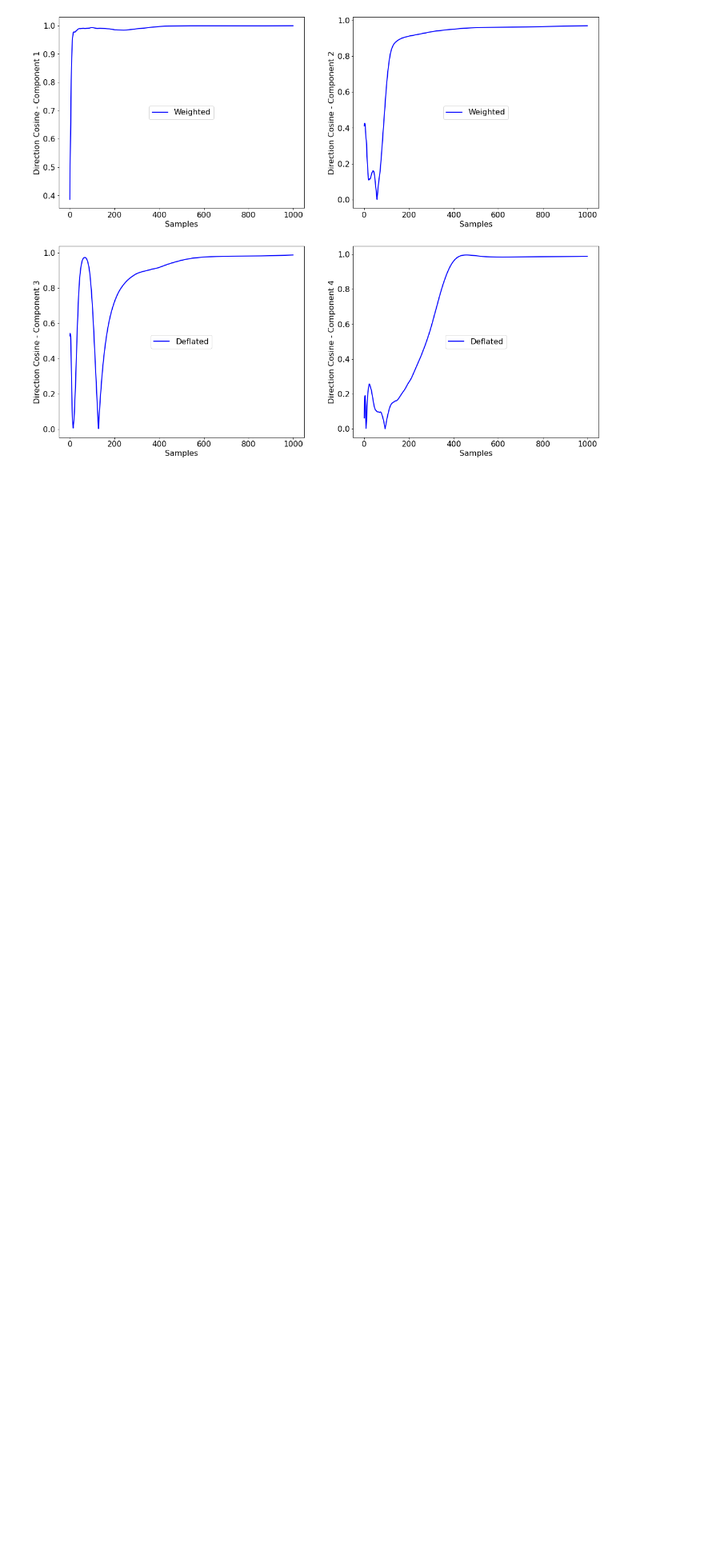
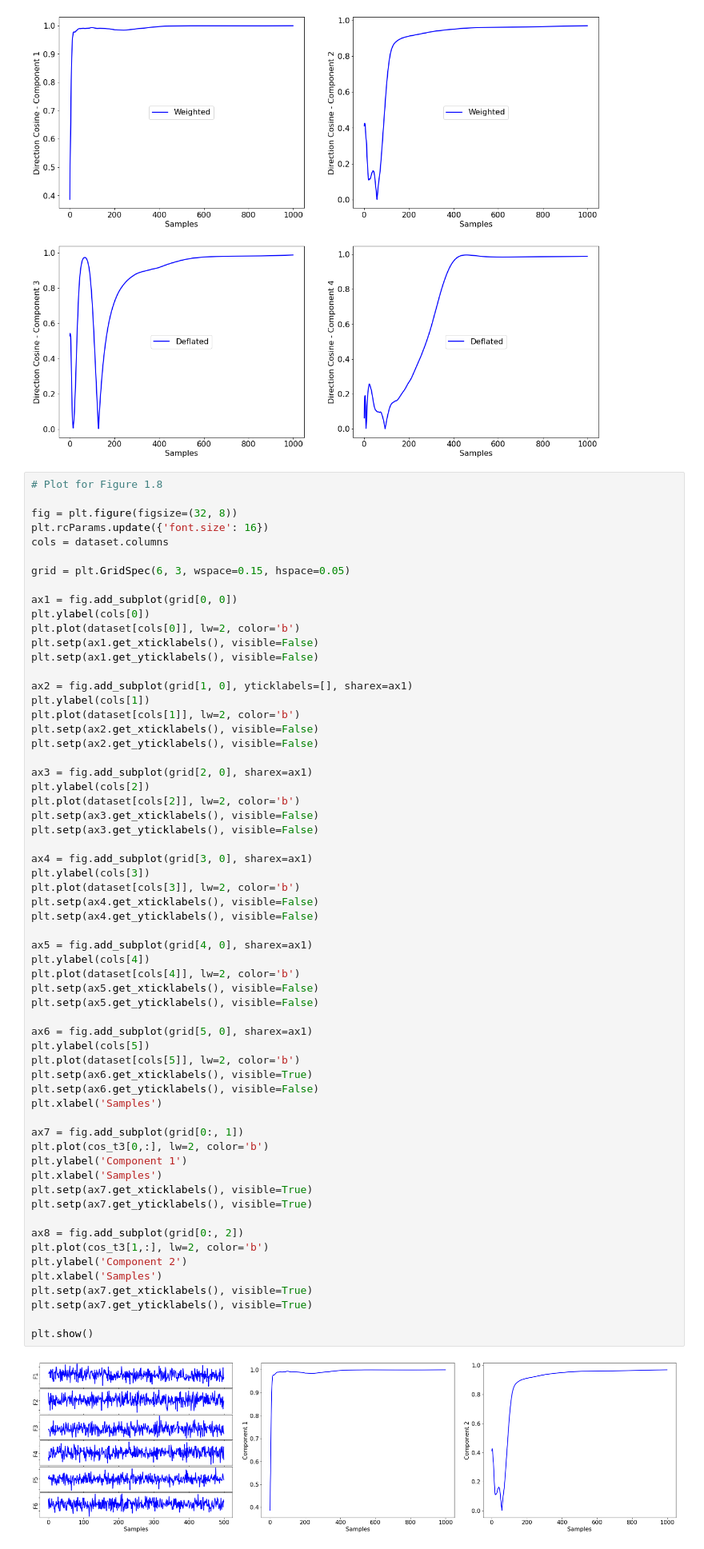
Before and after one commit to cchatterj0/AdaptiveMLAlgorithms, a Jupyter notebook: Chapter1-Introduction/autoassoc_example.ipynb, the cells around one changed output. Shown: that part at 80% size. Cells and saved outputs as stored; diff of their text form; blank space fills up the shorter version.

```diff
--- a/Chapter1-Introduction/autoassoc_example.ipynb
+++ b/Chapter1-Introduction/autoassoc_example.ipynb
@@ -176,3 +176,66 @@ plt.legend(loc="center")
 plt.show()
 # %% [output]
 [figure]
+# %%
+# Plot for Figure 1.8
+
+fig = plt.figure(figsize=(32, 8))
+plt.rcParams.update({'font.size': 16})
+cols = dataset.columns
+
+grid = plt.GridSpec(6, 3, wspace=0.15, hspace=0.05)
+
+ax1 = fig.add_subplot(grid[0, 0])
+plt.ylabel(cols[0])
+plt.plot(dataset[cols[0]], lw=2, color='b')
+plt.setp(ax1.get_xticklabels(), visible=False)
+plt.setp(ax1.get_yticklabels(), visible=False)
+
+ax2 = fig.add_subplot(grid[1, 0], yticklabels=[], sharex=ax1)
+plt.ylabel(cols[1])
+plt.plot(dataset[cols[1]], lw=2, color='b')
+plt.setp(ax2.get_xticklabels(), visible=False)
+plt.setp(ax2.get_yticklabels(), visible=False)
+
+ax3 = fig.add_subplot(grid[2, 0], sharex=ax1)
+plt.ylabel(cols[2])
+plt.plot(dataset[cols[2]], lw=2, color='b')
+plt.setp(ax3.get_xticklabels(), visible=False)
+plt.setp(ax3.get_yticklabels(), visible=False)
+
+ax4 = fig.add_subplot(grid[3, 0], sharex=ax1)
+plt.ylabel(cols[3])
+plt.plot(dataset[cols[3]], lw=2, color='b')
+plt.setp(ax4.get_xticklabels(), visible=False)
+plt.setp(ax4.get_yticklabels(), visible=False)
+
+ax5 = fig.add_subplot(grid[4, 0], sharex=ax1)
+plt.ylabel(cols[4])
+plt.plot(dataset[cols[4]], lw=2, color='b')
+plt.setp(ax5.get_xticklabels(), visible=False)
+plt.setp(ax5.get_yticklabels(), visible=False)
+
+ax6 = fig.add_subplot(grid[5, 0], sharex=ax1)
+plt.ylabel(cols[5])
+plt.plot(dataset[cols[5]], lw=2, color='b')
+plt.setp(ax6.get_xticklabels(), visible=True)
+plt.setp(ax6.get_yticklabels(), visible=False)
+plt.xlabel('Samples')
+
+ax7 = fig.add_subplot(grid[0:, 1])
+plt.plot(cos_t3[0,:], lw=2, color='b')
+plt.ylabel('Component 1')
+plt.xlabel('Samples')
+plt.setp(ax7.get_xticklabels(), visible=True)
+plt.setp(ax7.get_yticklabels(), visible=True)
+
+ax8 = fig.add_subplot(grid[0:, 2])
+plt.plot(cos_t3[1,:], lw=2, color='b')
+plt.ylabel('Component 2')
+plt.xlabel('Samples')
+plt.setp(ax7.get_xticklabels(), visible=True)
+plt.setp(ax7.get_yticklabels(), visible=True)
+
+plt.show()
+# %% [output]
+[figure, added]
```
Also changed, not shown: 33 other files.
